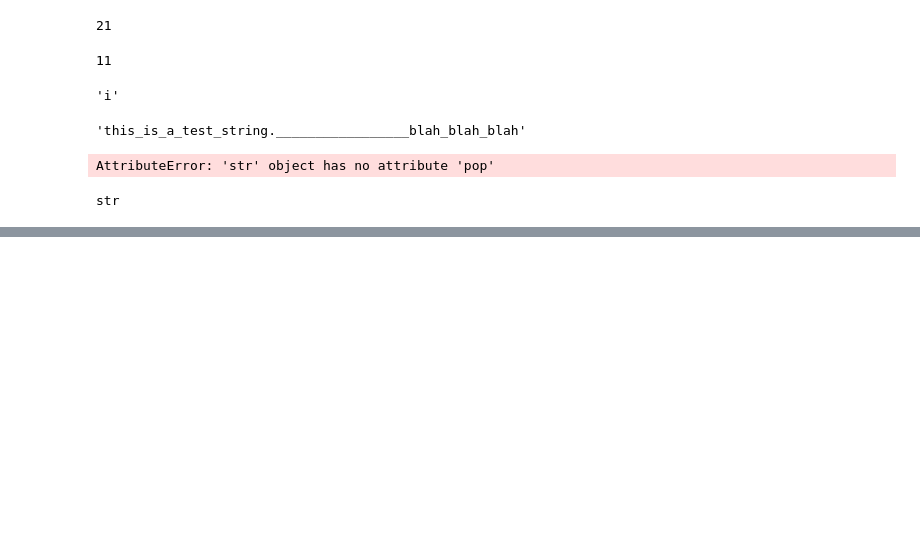
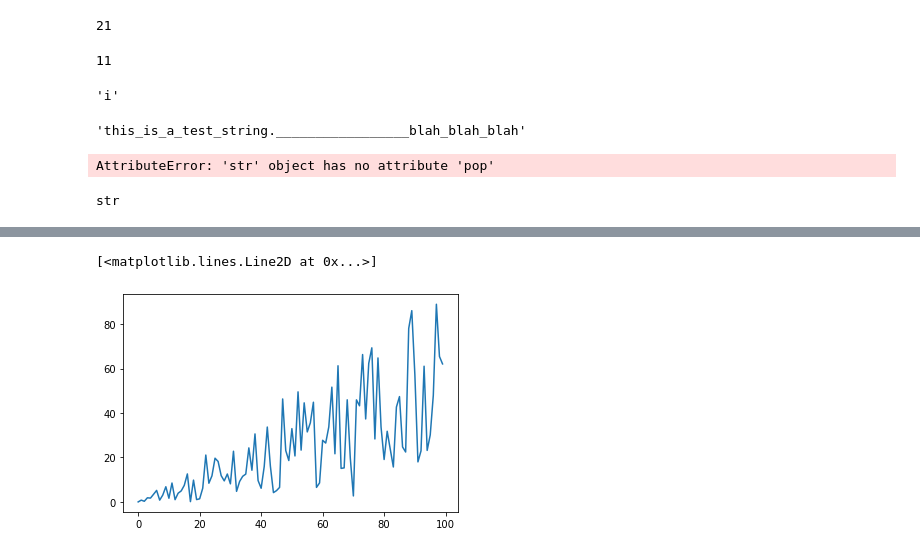
Before and after one commit to millera2/millera2.github.io, a Jupyter notebook: CS-111/scratchpad.ipynb, the cells around one changed output, grey strips where cells are left out. Saved outputs shown, nothing was run; the diff lists cells and outputs as text; code cells hidden in the pictures; blank space fills up the shorter version.

```diff
--- a/CS-111/scratchpad.ipynb
+++ b/CS-111/scratchpad.ipynb
@@ -1075,3 +1075,6 @@ type(text)
 str
 # %%
 inputfile.close()
+# %%
+for i in range(100):
+    print(i//12, " years ", i%12 , "months")
@@ -1077,0 +1099,22 @@ inputfile.close()
+# %%
+import random
+import matplotlib.pyplot as pyplot
+
+def madeUpExamples(n):
+    xvals = []
+    yvals = []
+
+    for i in range(n):
+        xvals.append(i)
+
+    for i in range(n):
+        yvals.append(i*random.random())
+
+    return([xvals, yvals])
+# %%
+results = madeUpExamples(100)
+# %%
+pyplot.plot( results[0], results[1] )
+# %% [output]
+[<matplotlib.lines.Line2D at 0x...>]
+[figure, added]
```
Also changed, not shown: parts of 3 cells of this notebook, 8 other files.
